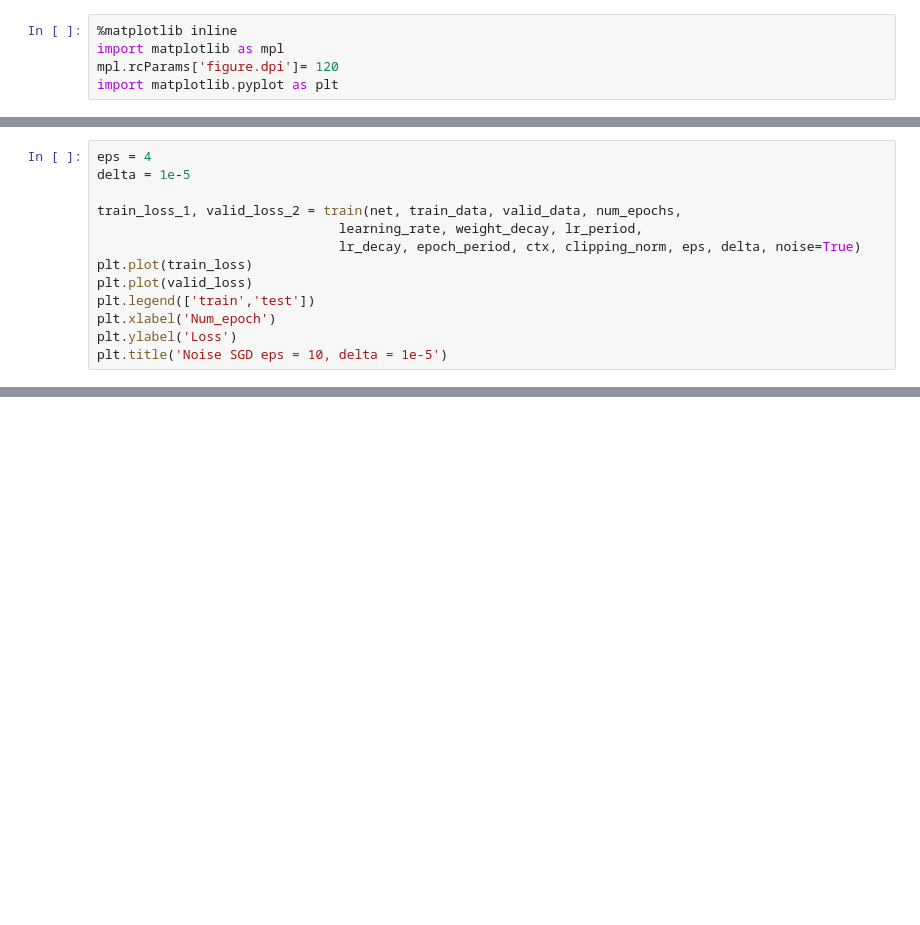
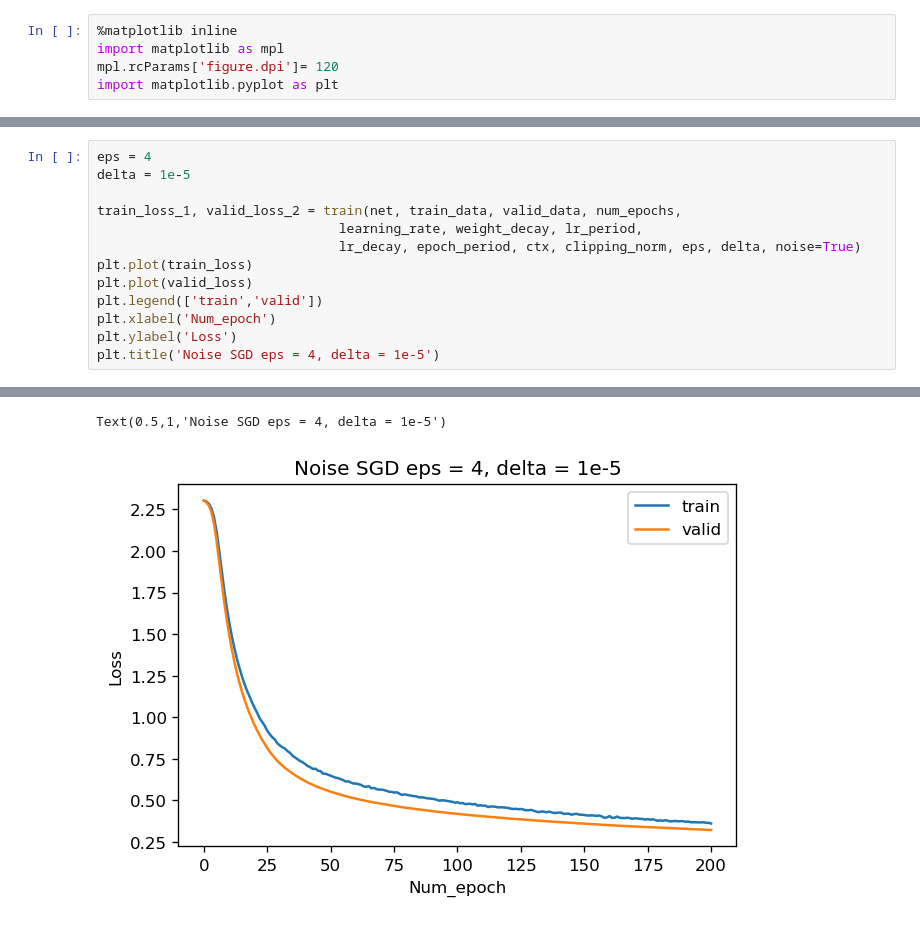
Before and after one commit to AKafakA/dp_privacy_ML, a Jupyter notebook: MLP_MNIST.ipynb, the cells around one changed output, grey strips where cells are left out. Drawn from its saved outputs; the diff is of its cells as text; blank space fills up the shorter version.

```diff
--- a/MLP_MNIST.ipynb
+++ b/MLP_MNIST.ipynb
@@ -227,7 +306,8 @@ train_loss_1, valid_loss_2 = train(net, train_data, valid_data, num_epochs,
                                lr_decay, epoch_period, ctx, clipping_norm, eps, delta, noise=True)
 plt.plot(train_loss)
 plt.plot(valid_loss)
-plt.legend(['train','test'])
+plt.legend(['train','valid'])
 plt.xlabel('Num_epoch')
 plt.ylabel('Loss')
-plt.title('Noise SGD eps = 10, delta = 1e-5')
+plt.title('Noise SGD eps = 4, delta = 1e-5')
+# %% [output]
@@ -233,0 +331,2 @@ plt.title('Noise SGD eps = 10, delta = 1e-5')
+Text(0.5,1,'Noise SGD eps = 4, delta = 1e-5')
+[figure, added]
```
Also changed, not shown: parts of 7 cells of this notebook.
